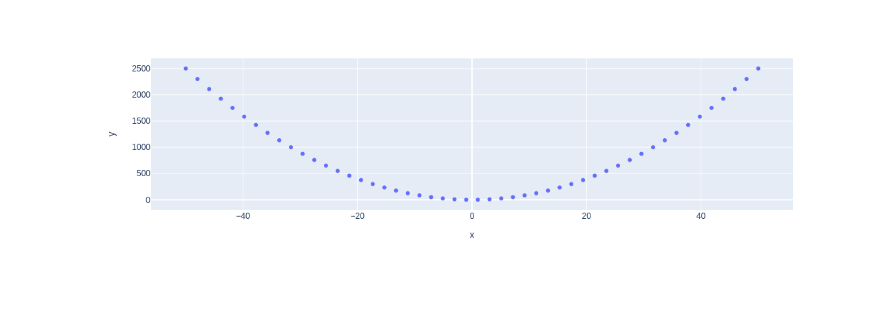
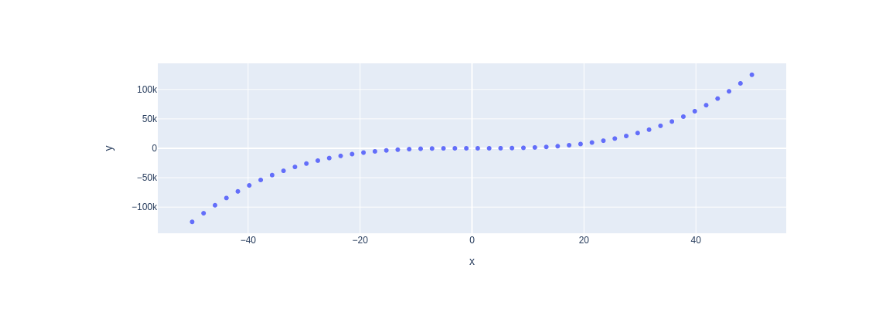
Before and after one commit to keobox/my-notebooks-repo, a Jupyter notebook: experiment1.ipynb, the cells around one changed output. Cells and saved outputs as stored; diff of their text form; code cells hidden in the pictures.

```diff
--- a/experiment1.ipynb
+++ b/experiment1.ipynb
@@ -6,7 +6,7 @@ import plotly.express as px
 x = np.linspace(start=-50, stop=50)
 
 # y-axis data points
-y = x ** 2
+y = x ** 3
 
 # define the plot
 fig = px.scatter(x=x, y=y)
@@ -17 +16 @@ fig.show()
-[figure, old version]
+[figure, new version]
```
Also changed, not shown: parts of 1 cell of this notebook.
